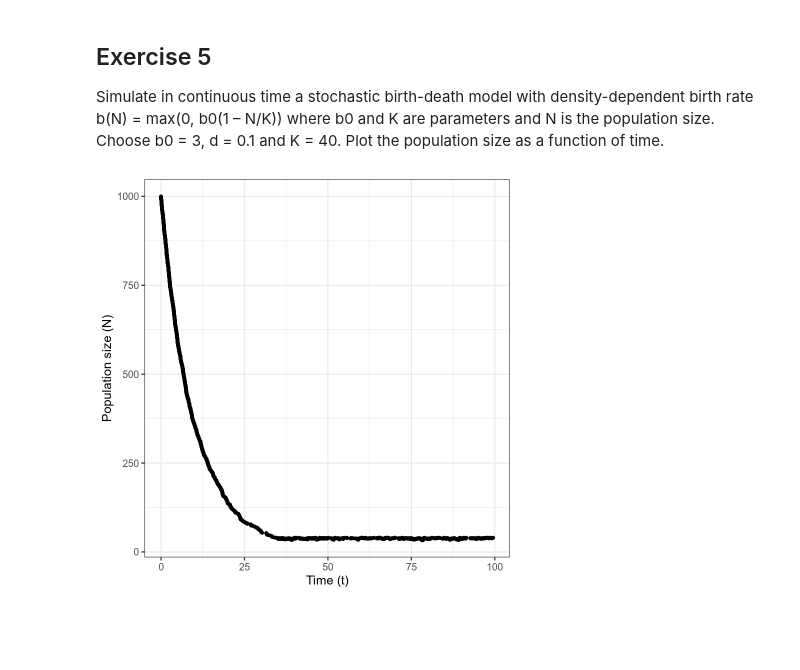
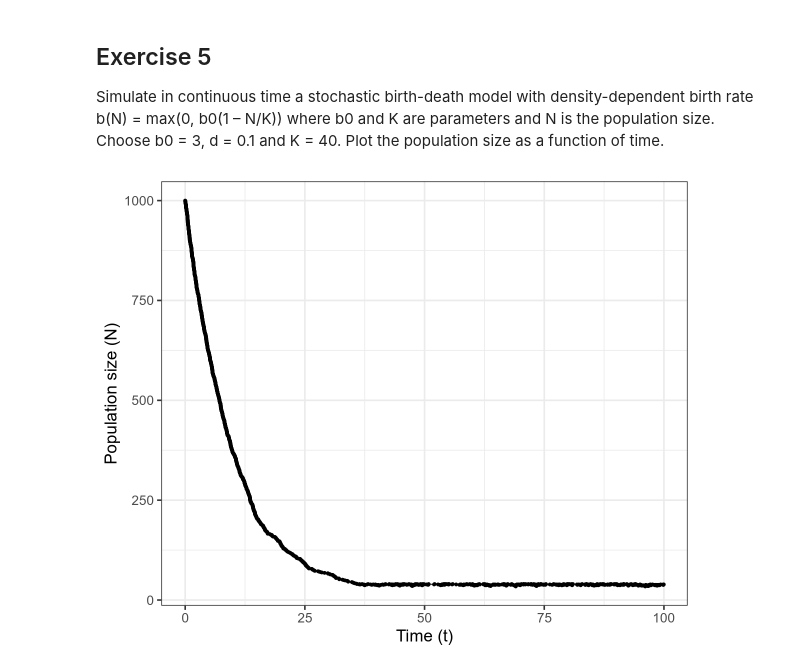
Before and after one commit to singuyenmai/bioModelling, a Jupyter notebook: macroevolution/Exercises_1.ipynb, the cells around one changed output. Cells and saved outputs as stored; diff of their text form; code cells hidden in the pictures; blank space fills up the shorter version.

```diff
--- a/macroevolution/Exercises_1.ipynb
+++ b/macroevolution/Exercises_1.ipynb
@@ -110,3 +108,10 @@ library(ggplot2)
+# %%
+library(ggplot2)
+library(repr)
+
+fig <- function(width, heigth){
+     options(repr.plot.width = width, repr.plot.height = heigth)
+}
 # %%
 i <- 0.1
 e <- 0.1
@@ -234,10 +242,11 @@ while (t <= tmax){
 # %%
 data <- data.frame(t_vec, N)
 
+fig(10,8)
 ggplot(data, aes(x=t_vec, y=N)) +
     geom_line()+
     geom_point()+
     labs(x = "Time (t)", y="Population size (N)")+
-    theme_bw(base_size = 15)
+    theme_bw(base_size = 20)
 # %% [output]
-[figure, old version]
+[figure, new version]
```
Also changed, not shown: parts of 4 cells of this notebook, 1 other file.
